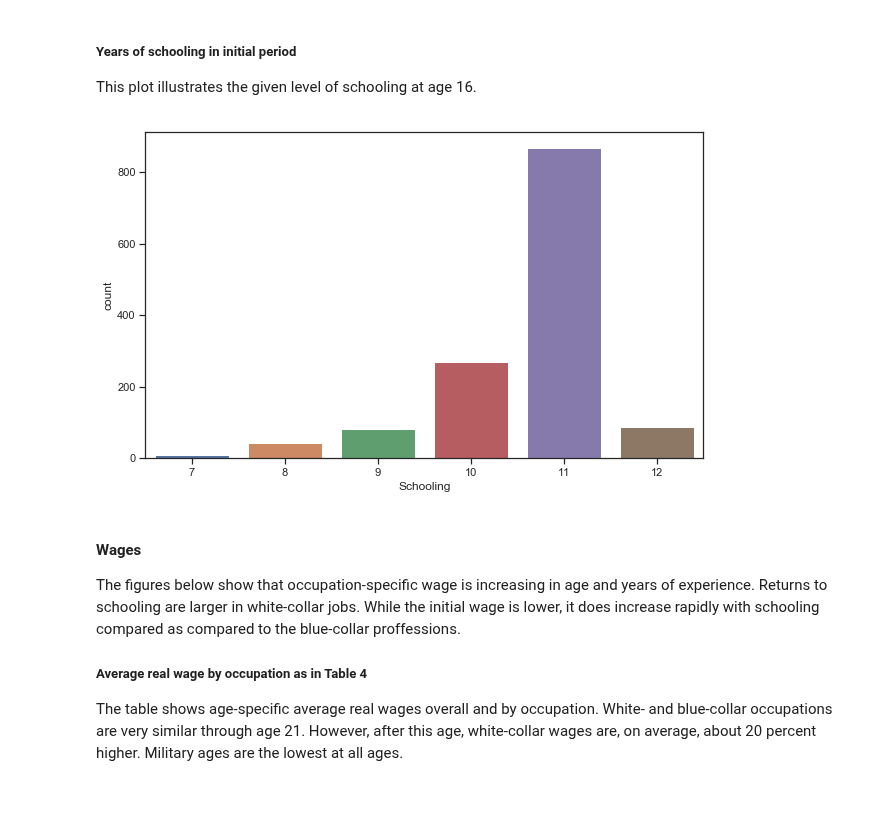
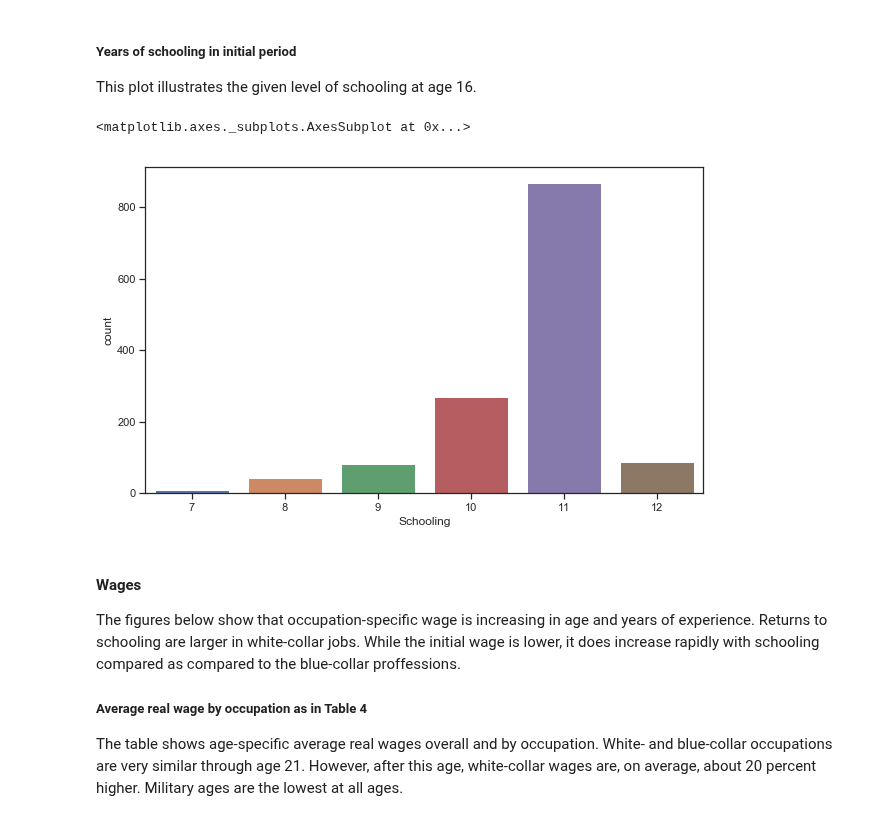
Before and after one commit to Yuleii/student-project-lindamaok899, a Jupyter notebook: student_project.ipynb, the cells around one changed output. Drawn from its saved outputs; the diff is of its cells as text; code cells hidden in the pictures.

```diff
--- a/student_project.ipynb
+++ b/student_project.ipynb
@@ -119,13 +119,11 @@ plt.show()
 # %% [markdown]
 ##### Years of schooling in initial period
 This plot illustrates the given level of schooling at age 16.
-# %%
-fig, ax = plt.subplots(figsize=(10, 6))
-initial_period = df_unindexed[(df_unindexed['Period'].isin(['1']))]
-sns.countplot(initial_period['Schooling'])
-plt.show()
-# %% [output]
-[figure, removed]
+# %%
+initial_schooling(df_unindexed)
+# %% [output]
+<matplotlib.axes._subplots.AxesSubplot at 0x...>
+[figure, added]
 # %% [markdown]
 #### Wages
 
```
Also changed, not shown: parts of 24 cells of this notebook, 1 other file.
